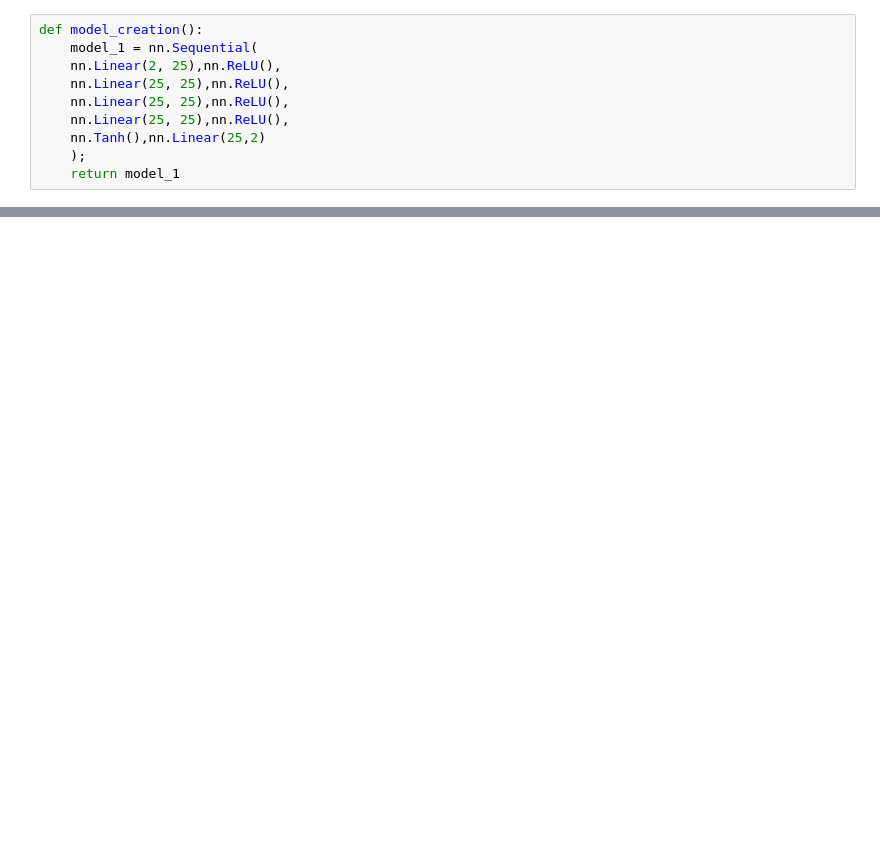
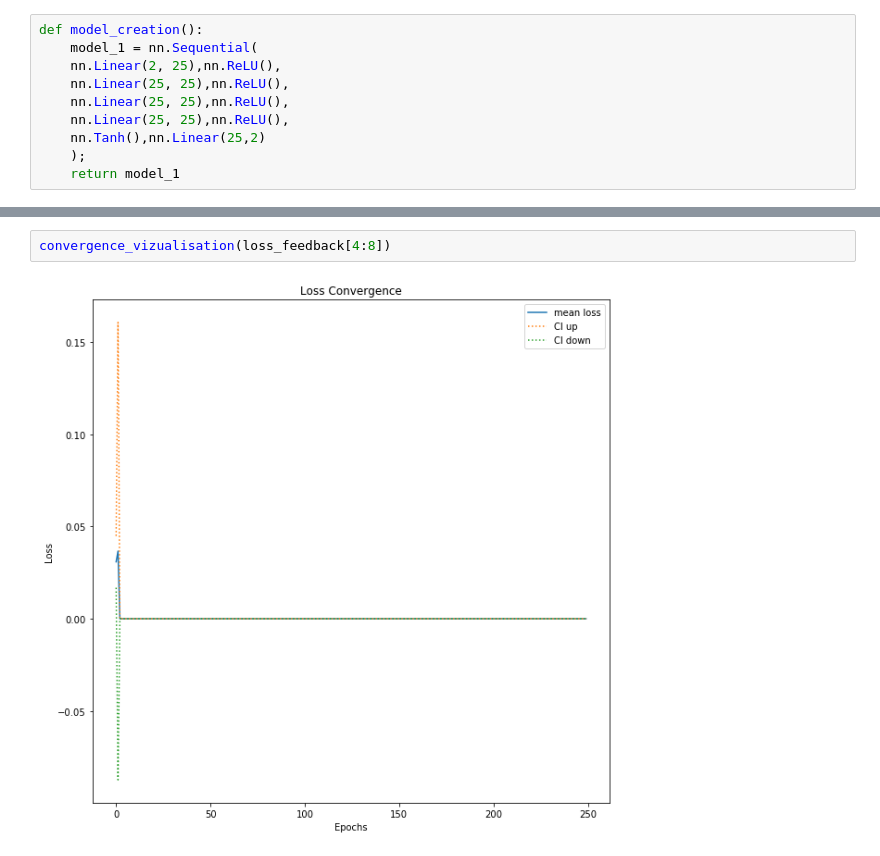
Before and after one commit to JoachimLandtmeters/OptMLproject, a Jupyter notebook: Deep_Learning_SGD.ipynb, the cells around one changed output, grey strips where cells are left out. Cells and saved outputs as stored; diff of their text form; blank space fills up the shorter version.

```diff
--- a/Deep_Learning_SGD.ipynb
+++ b/Deep_Learning_SGD.ipynb
@@ -54,0 +95,4 @@ convergence_vizualisation(loss_feedback)
+# %%
+convergence_vizualisation(loss_feedback[4:8])
+# %% [output]
+[figure, added]
```
Also changed, not shown: parts of 8 cells of this notebook, 1 other file.
